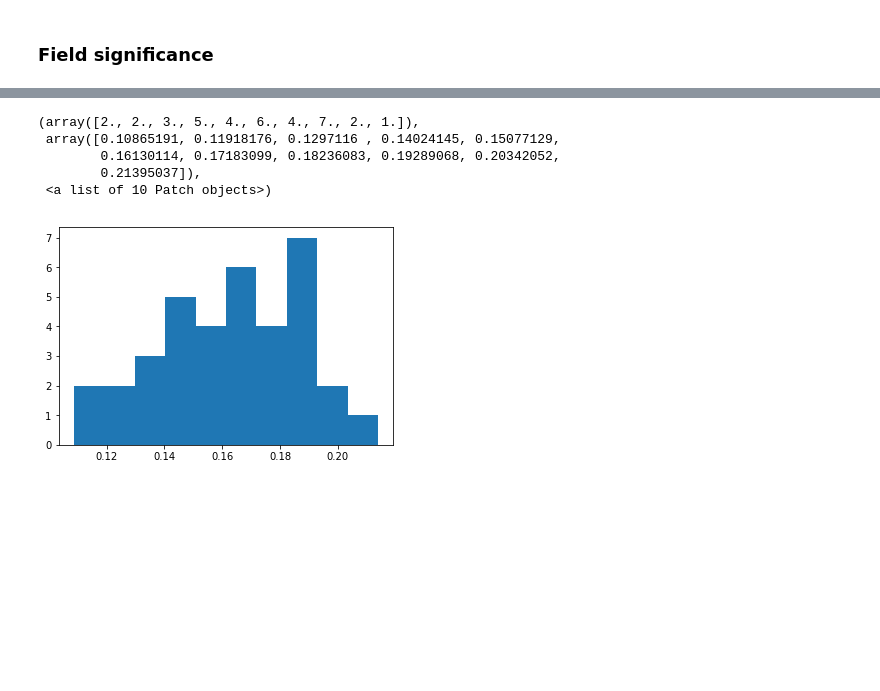
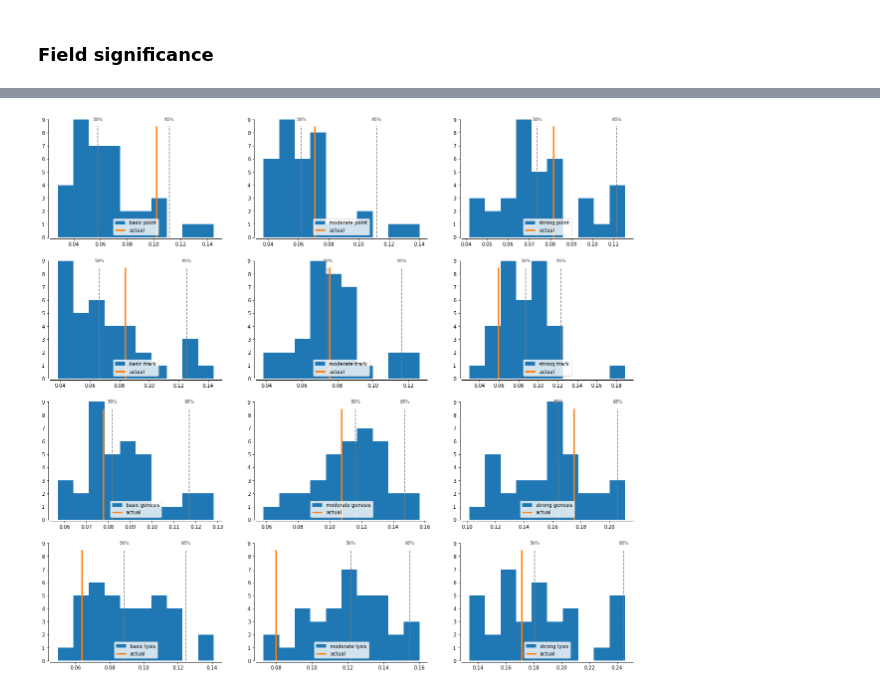
Before and after one commit to dennissergeev/pmc_clim, a Jupyter notebook: code/Sea-Ice.ipynb, the cells around one changed output, grey strips where cells are left out. Cells and saved outputs as stored; diff of their text form; code cells hidden in the pictures; blank space fills up the shorter version.

```diff
--- a/code/Sea-Ice.ipynb
+++ b/code/Sea-Ice.ipynb
@@ -314,4 +344 @@ area_weights_1deg_norm = xr.DataArray.from_iris(dummy_cube.copy(data=iris.analys
-# %%
-lsm_1deg = lsm.interp(coords=dict(longitude=area_weights_1deg.longitude,
-                                  latitude=area_weights_1deg.latitude))
 # %%
@@ -333,7 +351,0 @@ ax.contourf(lon_dens, lat_dens, actual_confidence_mask, levels=[0, 0.5, 1.1], co
-# %%
-null_dist_f = np.zeros((diffs.shape[0]))
-
-for i, d in enumerate(diffs):
-    confidence_mask = (( (d <= np.percentile(diffs, 2.5, axis=0)) | (d >= np.percentile(diffs, 97.5, axis=0)) ) & (lsm_1deg.values == 0)).astype(int)
-#     null_dist_f[i] = (area_weights_1deg_norm * confidence_mask).sum()
-    null_dist_f[i] = confidence_mask.sum() / confidence_mask.size
@@ -350,9 +352,37 @@ actual_confidence_mask.sum() / actual_confidence_mask.size
-# %%
-plt.hist(null_dist_f)
-# %% [output]
-(array([2., 2., 3., 5., 4., 6., 4., 7., 2., 1.]),
- array([0.10865191, 0.11918176, 0.1297116 , 0.14024145, 0.15077129,
-        0.16130114, 0.17183099, 0.18236083, 0.19289068, 0.20342052,
-        0.21395037]),
- <a list of 10 Patch objects>)
-[figure, removed]
+# %%
+ncol = len(SUBSETS)
+nrow = len(DENSITY_TYPES)
+
+
+fig, axs = plt.subplots(ncols=ncol, nrows=nrow, figsize=(7*ncol, 5*nrow))
+
+for dens_type, axrow in zip(DENSITY_TYPES, axs):
+    for subset, ax in zip(SUBSETS, axrow):
+        sel_kw = dict(subset=subset, dens_type=dens_type)
+        ax.hist(null_dist_f.sel(**sel_kw), label=f'{subset} {dens_type}')
+        for spine in ax.spines.values():
+            if spine.spine_type in ['top', 'right']:
+                spine.set_linewidth(0)
+            else:
+                spine.set_linewidth(1)
+        ax.spines['left'].set_position(('axes', -0.01))
+        ax.spines['bottom'].set_position(('axes', -0.01))
+#         ax.set_xticks(np.arange(0, 0.35, 0.05))
+#         ax.set_xlim(0, 0.3)
+
+        ymax = 9
+        ax.set_ylim(0, ymax)
+
+        for perc in (50, 95):
+            x = np.percentile(null_dist_f.sel(**sel_kw), perc)
+            ax.vlines(x, 0, ymax-0.5, color='C7', linestyle='--')
+            ax.annotate(f'{perc}%', (x, ymax),
+                        ha='center', va='center',
+                        fontweight='bold',
+                        color='C7',
+                        size='small')
+
+        ax.vlines(null_dist_f.sel(winter_diff=f'{winter_min} minus {winter_max}', **sel_kw), 0, ymax-0.5, color='C1', linewidth=3, label='actual')
+        ax.legend(loc=8)
+# %% [output]
+[figure, added]
```
Also changed, not shown: parts of 38 cells of this notebook.
